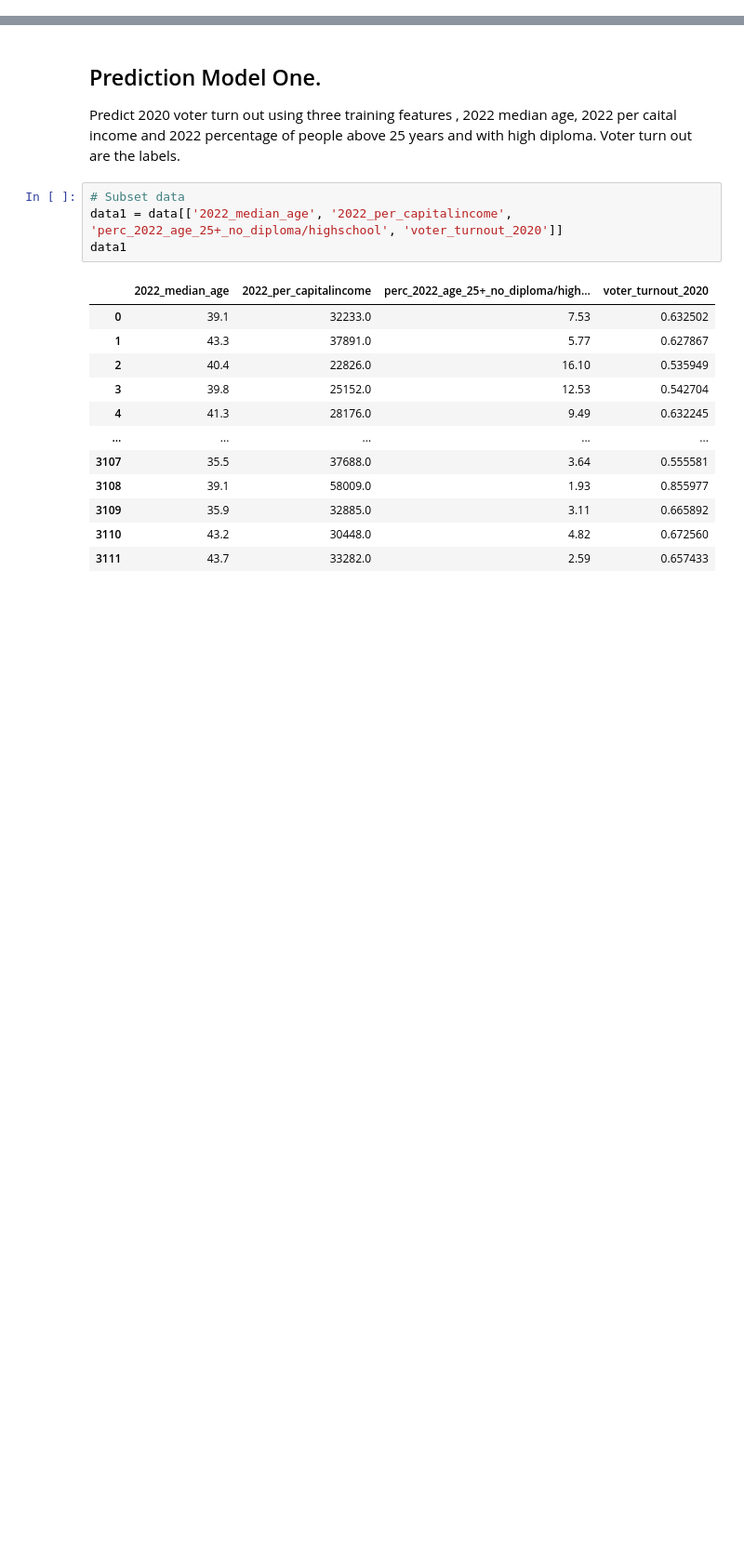
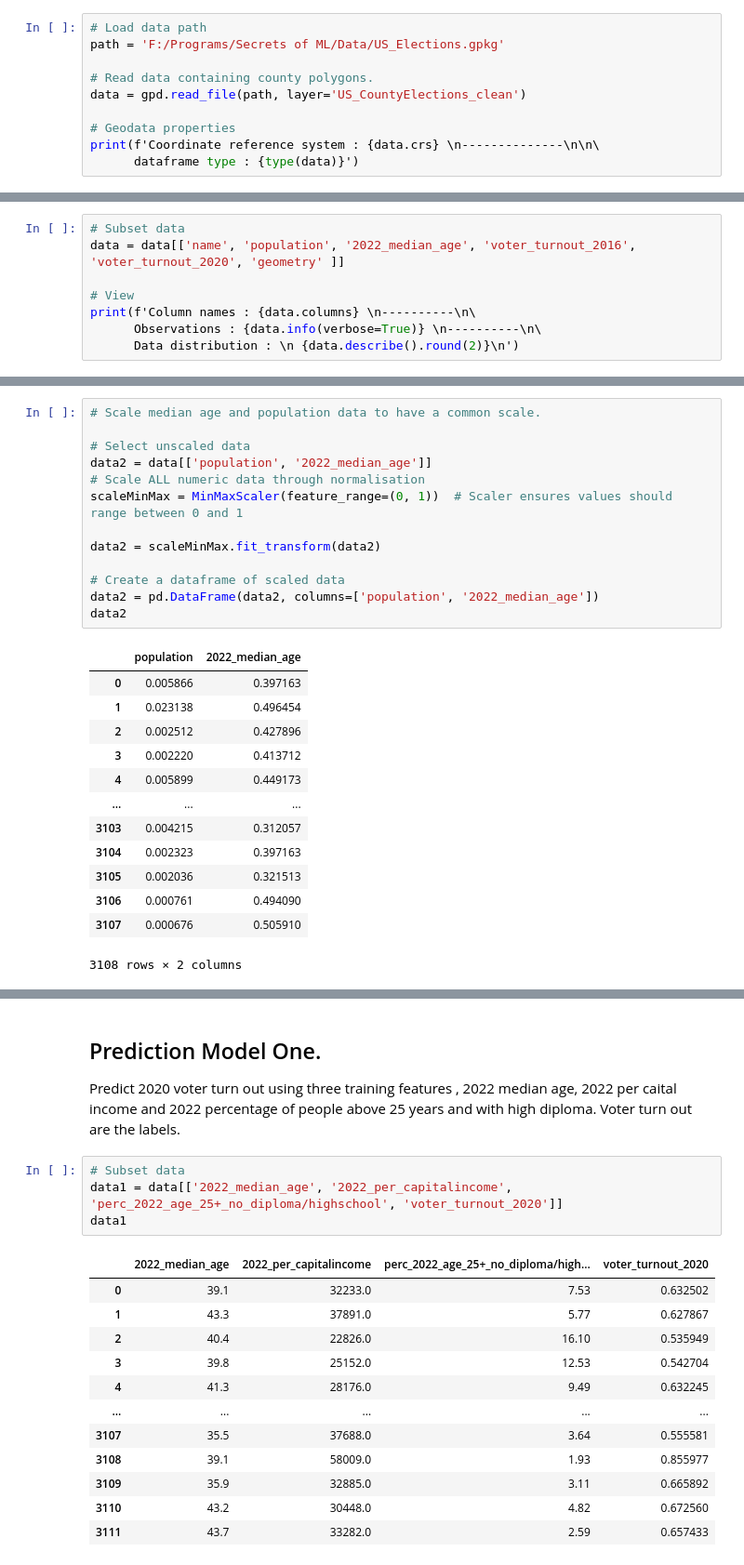
Before and after one commit to kechcole/Machine-Learning, a Jupyter notebook: Notebook/2.Multiple Linear Regression.ipynb, the cells around one changed output, grey strips where cells are left out. Shown at 93% size. Saved outputs shown, nothing was run; the diff lists cells and outputs as text; blank space fills up the shorter version.

```diff
--- a/Notebook/2.Multiple Linear Regression.ipynb
+++ b/Notebook/2.Multiple Linear Regression.ipynb
@@ -126,0 +63,10 @@ Index(['county_fip', 'fips', 'name', 'population', 'pop_sqmi', 'sqmi',
+# %%
+# Load data path
+path = 'F:/Programs/Secrets of ML/Data/US_Elections.gpkg'
+
+# Read data containing county polygons.
+data = gpd.read_file(path, layer='US_CountyElections_clean')
+
+# Geodata properties
+print(f'Coordinate reference system : {data.crs} \n--------------\n\n\
+      dataframe type : {type(data)}')
@@ -126,0 +78,8 @@ Index(['county_fip', 'fips', 'name', 'population', 'pop_sqmi', 'sqmi',
+# %%
+# Subset data
+data = data[['name', 'population', '2022_median_age', 'voter_turnout_2016', 'voter_turnout_2020', 'geometry' ]]
+
+# View
+print(f'Column names : {data.columns} \n----------\n\
+      Observations : {data.info(verbose=True)} \n----------\n\
+      Data distribution : \n {data.describe().round(2)}\n')
@@ -126,0 +108,27 @@ Index(['county_fip', 'fips', 'name', 'population', 'pop_sqmi', 'sqmi',
+# %%
+# Scale median age and population data to have a common scale.
+
+# Select unscaled data
+data2 = data[['population', '2022_median_age']]
+# Scale ALL numeric data through normalisation
+scaleMinMax = MinMaxScaler(feature_range=(0, 1))  # Scaler ensures values should range between 0 and 1
+
+data2 = scaleMinMax.fit_transform(data2)
+
+# Create a dataframe of scaled data
+data2 = pd.DataFrame(data2, columns=['population', '2022_median_age'])
+data2
+# %% [output]
+|  | population | 2022_median_age |
+| 0 | 0.005866 | 0.397163 |
+| 1 | 0.023138 | 0.496454 |
+| 2 | 0.002512 | 0.427896 |
+| 3 | 0.002220 | 0.413712 |
+| 4 | 0.005899 | 0.449173 |
+| ... | ... | ... |
+| 3103 | 0.004215 | 0.312057 |
+| 3104 | 0.002323 | 0.397163 |
+| 3105 | 0.002036 | 0.321513 |
+| 3106 | 0.000761 | 0.494090 |
+| 3107 | 0.000676 | 0.505910 |
+3108 rows × 2 columns
```
Also changed, not shown: parts of 11 cells of this notebook, 3 other files.
